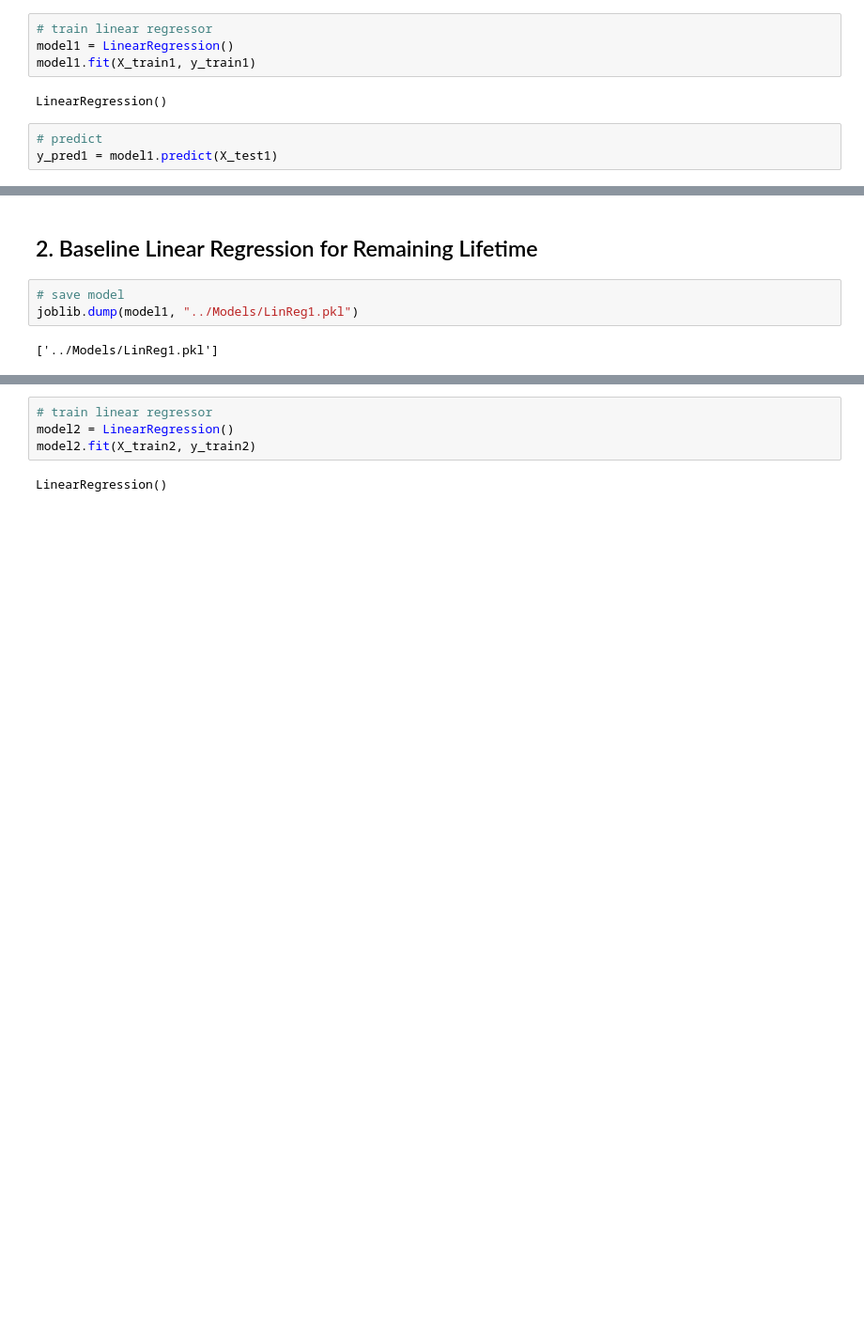
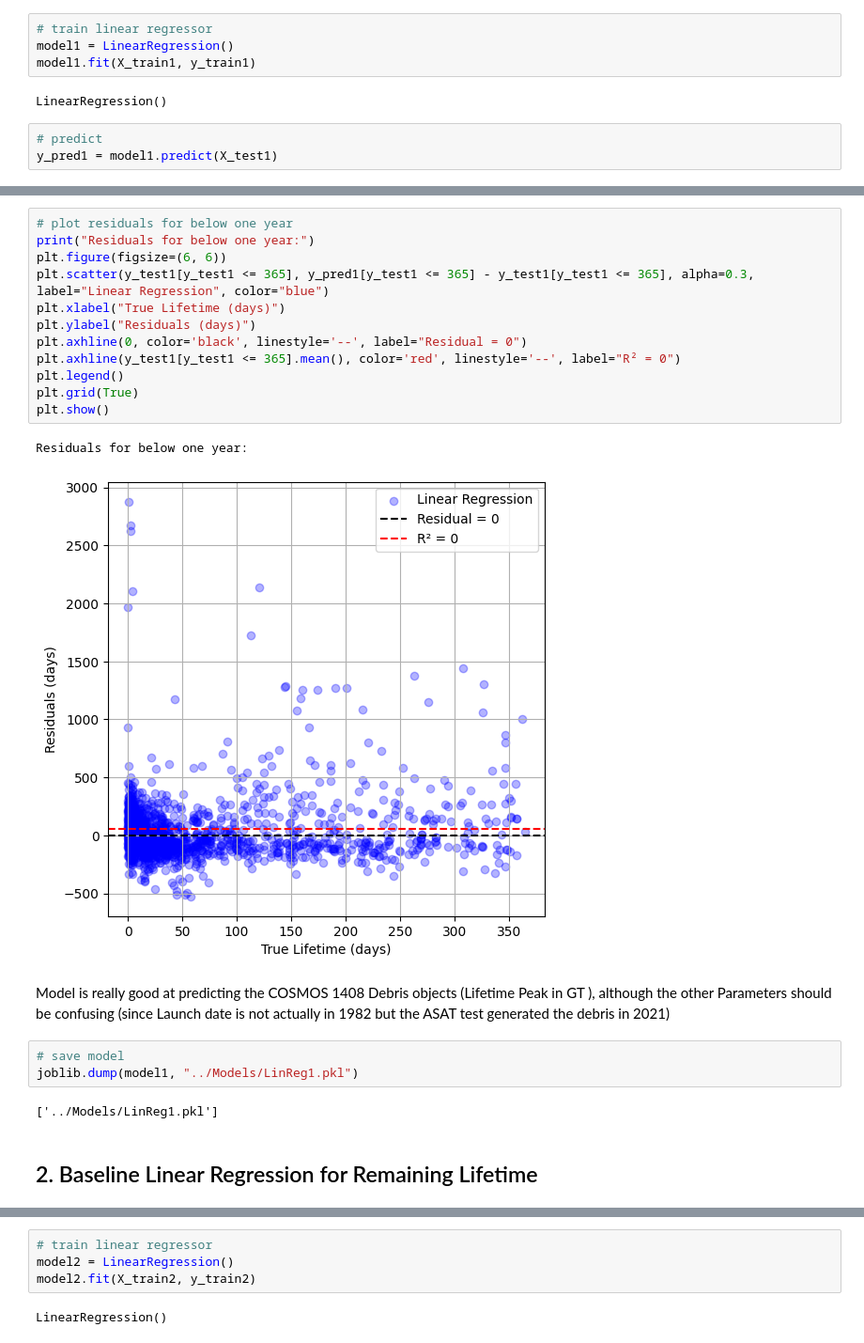
Before and after one commit to brianna404/BA_SpaceDebrisLifetimePrediction, a Jupyter notebook: Code/LifetimePrediction1_LinReg.ipynb, the cells around one changed output, grey strips where cells are left out. Shown at 94% size. Drawn from its saved outputs; the diff is of its cells as text; blank space fills up the shorter version.

```diff
--- a/Code/LifetimePrediction1_LinReg.ipynb
+++ b/Code/LifetimePrediction1_LinReg.ipynb
@@ -231,9 +254,26 @@ print(calculate_threshold_metrics(y_test1, y_pred1))
+# %%
+# plot residuals for below one year
+print("Residuals for below one year:")
+plt.figure(figsize=(6, 6))
+plt.scatter(y_test1[y_test1 <= 365], y_pred1[y_test1 <= 365] - y_test1[y_test1 <= 365], alpha=0.3, label="Linear Regression", color="blue")
+plt.xlabel("True Lifetime (days)")
+plt.ylabel("Residuals (days)")
+plt.axhline(0, color='black', linestyle='--', label="Residual = 0")
+plt.axhline(y_test1[y_test1 <= 365].mean(), color='red', linestyle='--', label="R² = 0")
+plt.legend()
+plt.grid(True)
+plt.show()
+# %% [output]
+Residuals for below one year:
+[figure, added]
+# %% [markdown]
+Model is really good at predicting the COSMOS 1408 Debris objects (Lifetime Peak in GT ), although the other Parameters should be confusing (since Launch date is not actually in 1982 but the ASAT test generated the debris in 2021)
+# %%
+# save model
+joblib.dump(model1, "../Models/LinReg1.pkl")
+# %% [output]
+['../Models/LinReg1.pkl']
 # %% [markdown]
 ## 2. Baseline Linear Regression for Remaining Lifetime
-# %%
-# save model
-joblib.dump(model1, "../Models/LinReg1.pkl")
-# %% [output]
-['../Models/LinReg1.pkl']
 # %%
 # separate features and label
```
Also changed, not shown: parts of 23 cells of this notebook, 59 other files.
